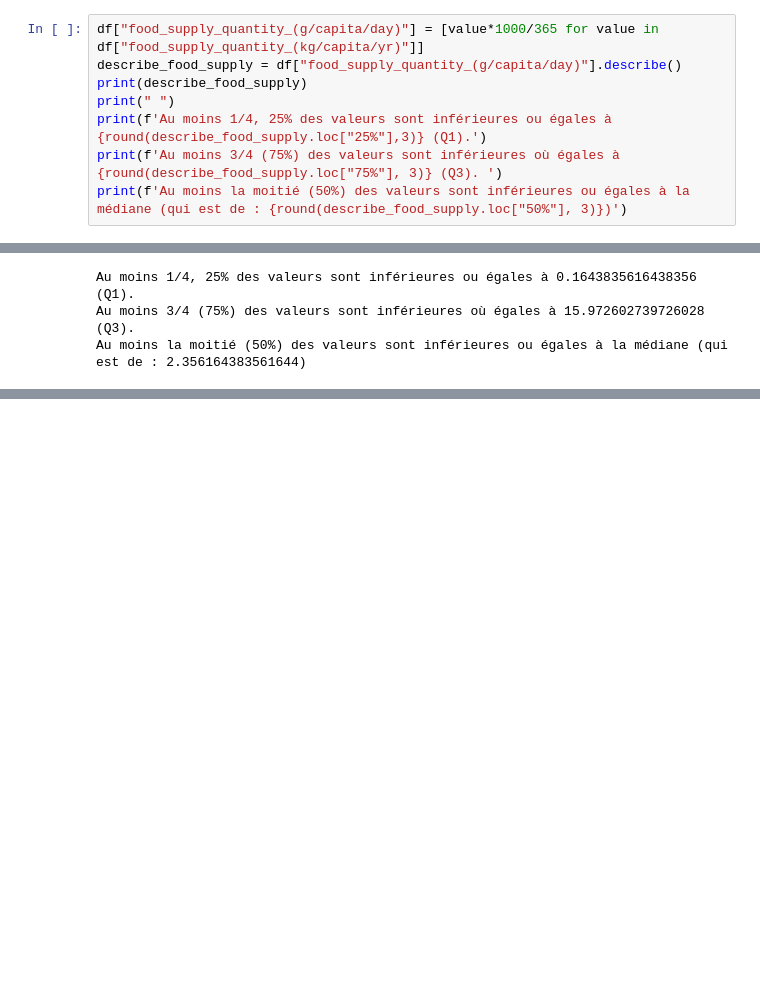
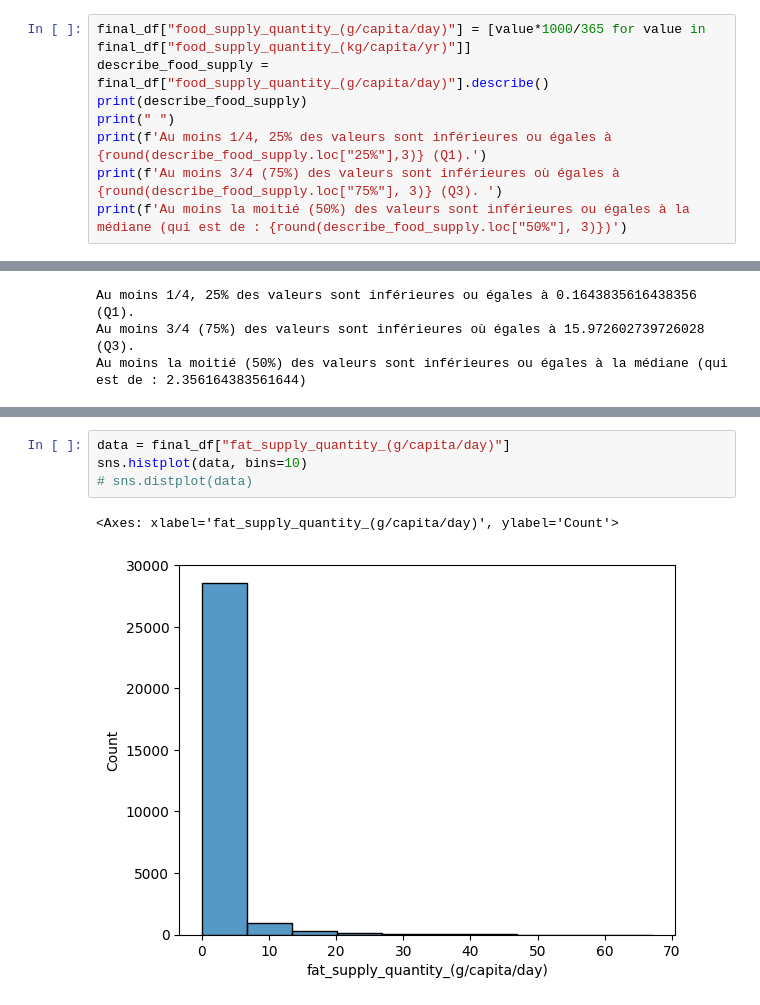
Before and after one commit to t7bo/projet-brief-pandas, a Jupyter notebook: tibo.ipynb, the cells around one changed output, grey strips where cells are left out. Drawn from its saved outputs; the diff is of its cells as text; blank space fills up the shorter version.

```diff
--- a/tibo.ipynb
+++ b/tibo.ipynb
@@ -419,6 +419,6 @@ final_df
 # %%
-df["food_supply_quantity_(g/capita/day)"] = [value*1000/365 for value in df["food_supply_quantity_(kg/capita/yr)"]]
-describe_food_supply = df["food_supply_quantity_(g/capita/day)"].describe()
+final_df["food_supply_quantity_(g/capita/day)"] = [value*1000/365 for value in final_df["food_supply_quantity_(kg/capita/yr)"]]
+describe_food_supply = final_df["food_supply_quantity_(g/capita/day)"].describe()
 print(describe_food_supply)
 print(" ")
 print(f'Au moins 1/4, 25% des valeurs sont inférieures ou égales à {round(describe_food_supply.loc["25%"],3)} (Q1).')
@@ -448,0 +451,7 @@ Au moins la moitié (50%) des valeurs sont inférieures ou égales à la médian
+# %%
+data = final_df["fat_supply_quantity_(g/capita/day)"]
+sns.histplot(data, bins=10)
+# sns.distplot(data)
+# %% [output]
+<Axes: xlabel='fat_supply_quantity_(g/capita/day)', ylabel='Count'>
+[figure, added]
```
Also changed, not shown: parts of 4 cells of this notebook.
